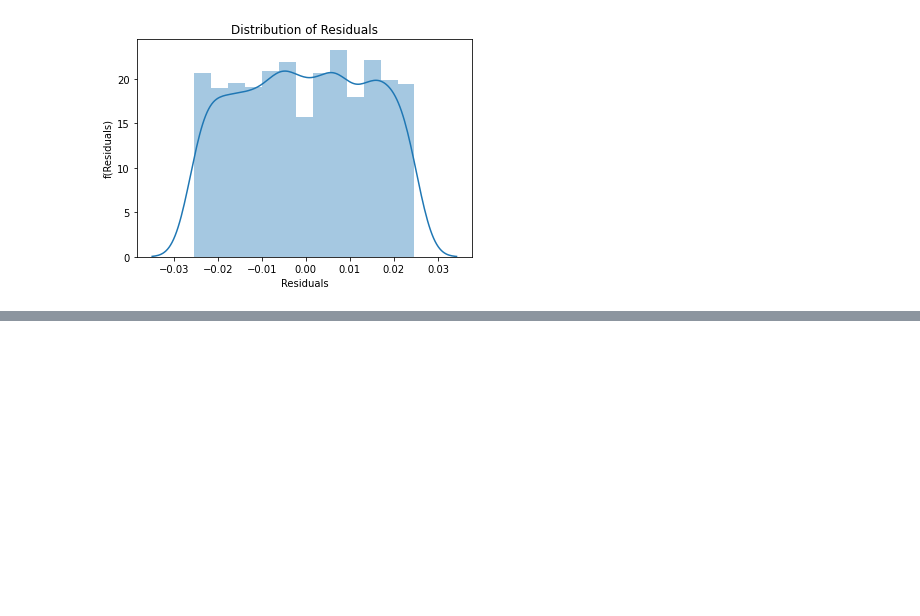
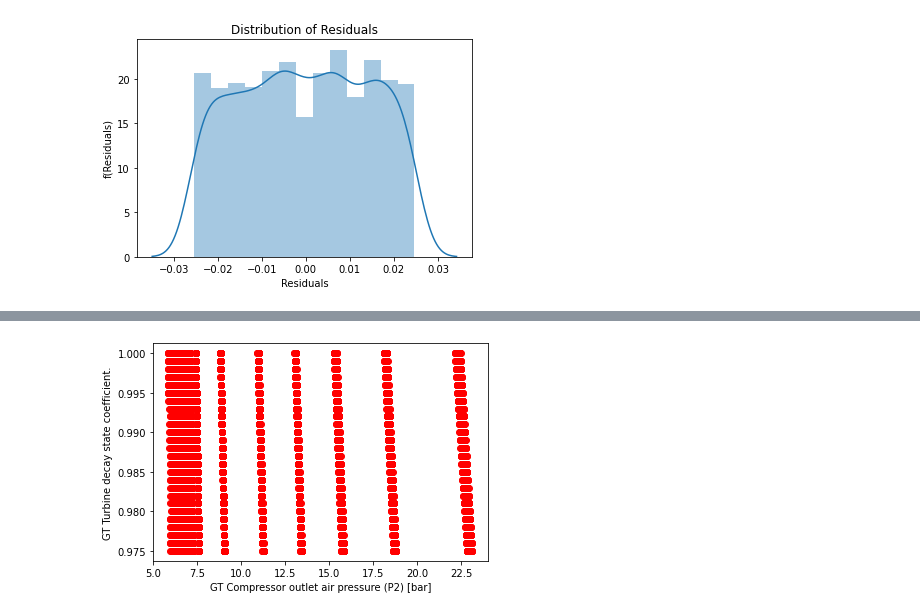
Before and after one commit to rawat999/Propulsion-Plants-Decay-Evaluation, a Jupyter notebook: Propulsion_Plants_Decay_Evaluation.ipynb, the cells around one changed output, grey strips where cells are left out. Saved outputs shown, nothing was run; the diff lists cells and outputs as text; code cells hidden in the pictures; blank space fills up the shorter version.

```diff
--- a/Propulsion_Plants_Decay_Evaluation.ipynb
+++ b/Propulsion_Plants_Decay_Evaluation.ipynb
@@ -563,0 +631,5 @@ plt.show()
+# %%
+# removing unimportant feature
+df_for_Turbine = df.drop(columns = ['GT Compressor inlet air temperature (T1) [C]',
+       'GT Compressor inlet air pressure (P1) [bar]'])
+df_for_Turbine.head()
@@ -563,0 +643,7 @@ plt.show()
+# %%
+plt.scatter(df_for_Turbine.iloc[:,10],df_for_Turbine.iloc[:,-1],color='red')
+plt.xlabel(df_for_Turbine.columns[10])
+plt.ylabel(df_for_Turbine.columns[-1])
+plt.show()
+# %% [output]
+[figure, added]
```
Also changed, not shown: parts of 43 cells of this notebook.
